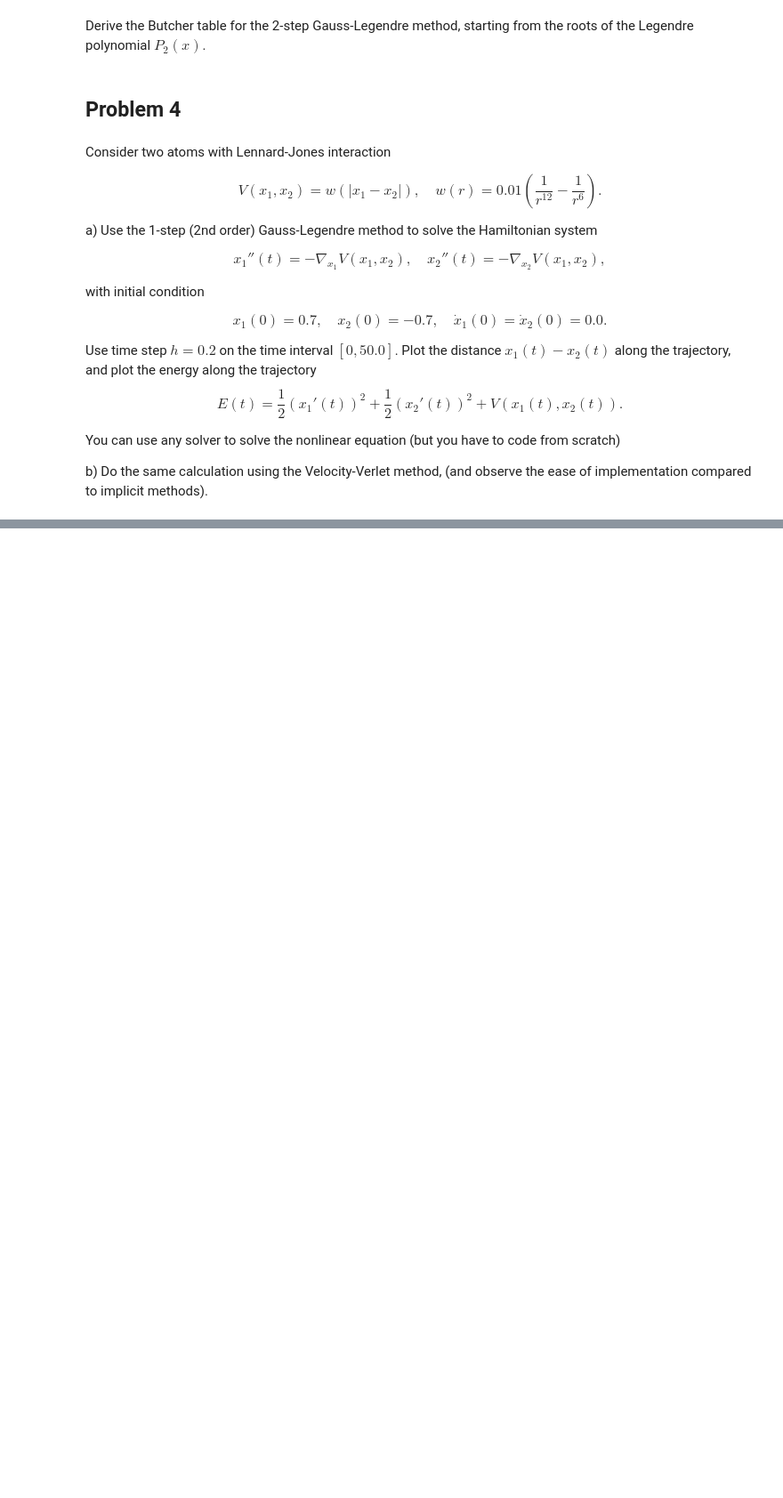
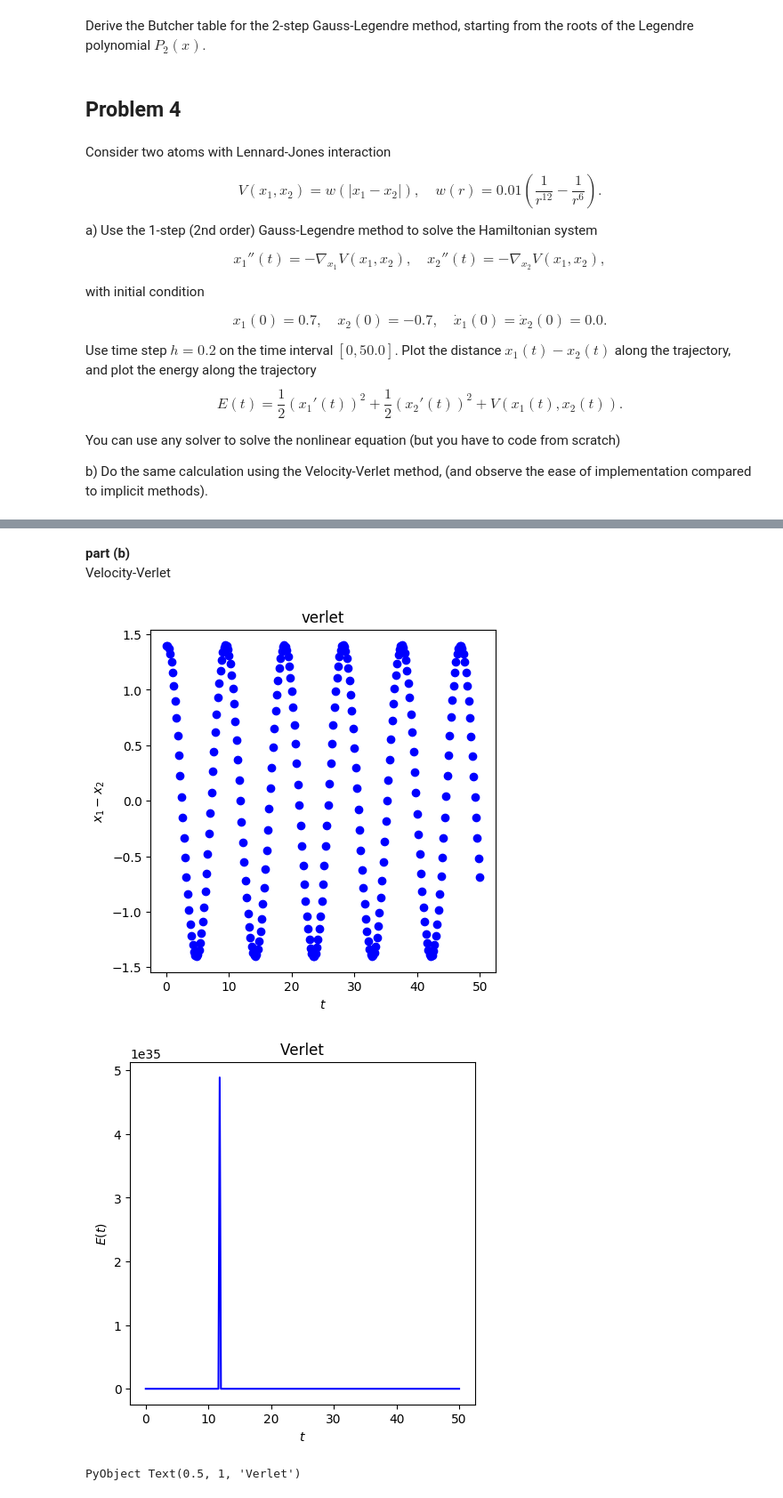
Before and after one commit to kevin-corcoran/228a, a Jupyter notebook: HW5.ipynb, the cells around one changed output, grey strips where cells are left out. Shown: that part at 89% size. Saved outputs shown, nothing was run; the diff lists cells and outputs as text; code cells hidden in the pictures; blank space fills up the shorter version.

```diff
--- a/HW5.ipynb
+++ b/HW5.ipynb
@@ -113,30 +284,53 @@ b) Do the same calculation using the Velocity-Verlet method, (and observe the ea
+# %% [markdown]
+**part (b)**
+Velocity-Verlet
 # %%
-using LinearAlgebra
+function verlet(N, T, x0, v0)
+    h = T/N
 
+    x = zeros(2,N+1)
+    v = zeros(2,N+1)
+    Vpot = zeros(1,N+1)
+    x[:,1] = x0
+    v[:,1] = v0
+    Vpot[1] = V(x0)
+
+    for i = 1:N
+        xt, vt = gradV(x[:,i], v[:,i])
+        vhalf = v[:,i]-h/2 *xt
+        x[:, i+1] = x[:,i] + h *vhalf
+        v[:,i+1] = v[:,i] - h/2 *x[:,i+1]
+        Vpot[i+1] = V(x[:,i+1])
+    end
+    return x, v, Vpot
+end
 
 T = 50.0
 dt = 0.2
 N = round(Int64,T/dt)
 t = collect(0:N)*dt
 x0 = [0.7,-0.7]
 v0 = [0.0,0.0]
 
-x,v,Vpot = gl1(N,T,x0,v0,100)
+x,v,Vpot = verlet(N,T,x0,v0)
 
-using PyPlot
 figure(1,figsize=(5,5))
 st=1
 plot(t,vec(x[1,:]-x[2,:]),"bo")
 xlabel(L"t")
 ylabel(L"x_1-x_2")
-title("GL1")
+title("verlet")
 
 Et = zeros(N+1)
-Et = 0.5*vec(v[1,:].^2+v[2,:].^2) + Vpot
+Et = 0.5*vec(v[1,:].^2+v[2,:].^2) + Vpot'
 
 figure(2,figsize=(5,5))
 st=1
 plot(t,Et,"b-")
 xlabel(L"t")
 ylabel(L"E(t)")
-title("GL1")
+title("Verlet")
+# %% [output]
+[figure, added]
+[figure, added]
+PyObject Text(0.5, 1, 'Verlet')
```
Also changed, not shown: parts of 4 cells of this notebook.
